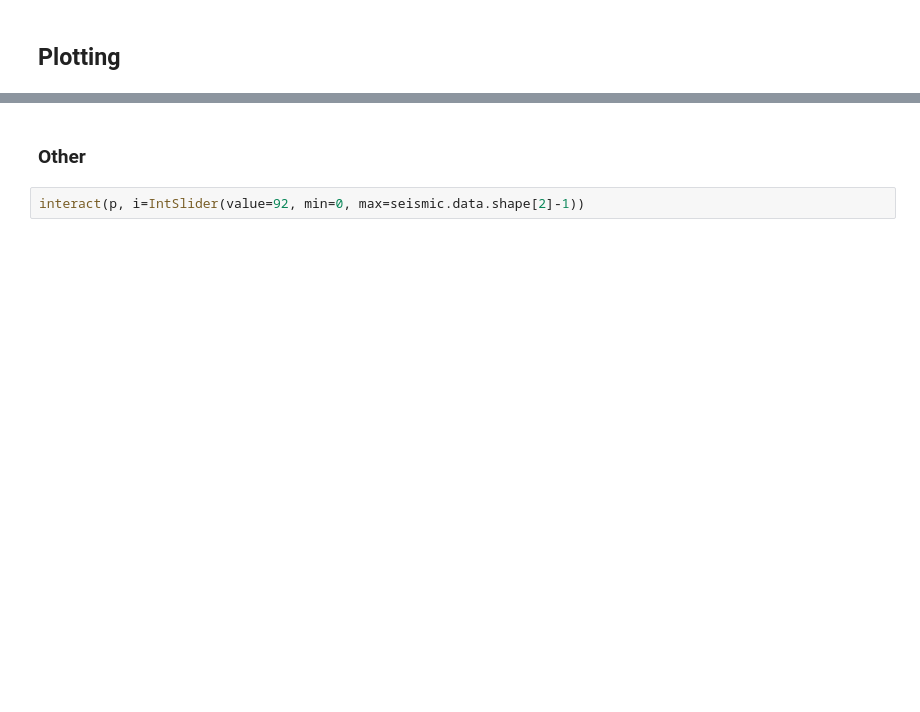
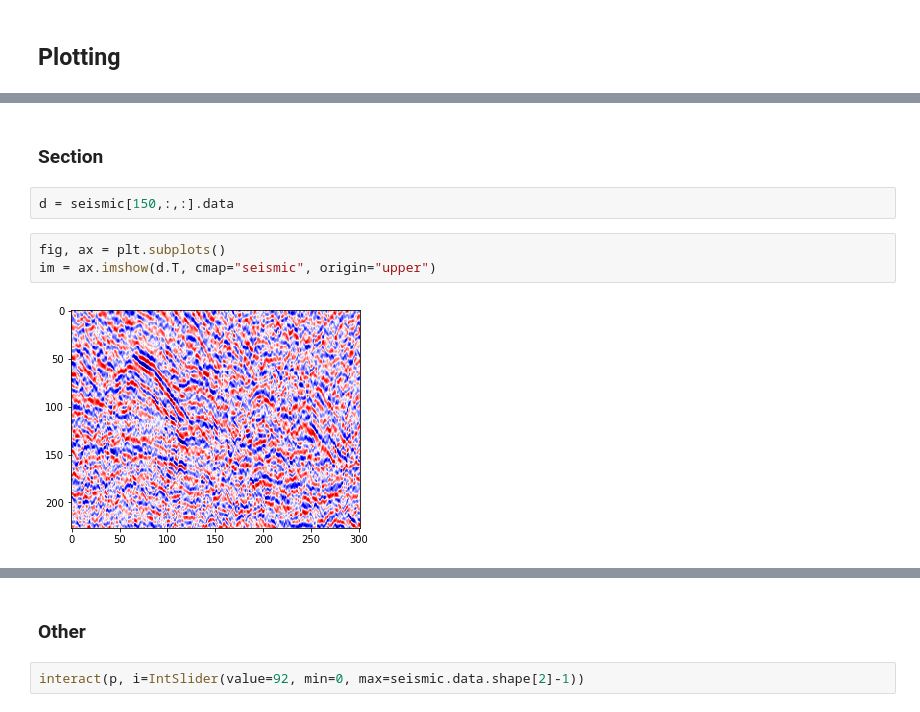
Before and after one commit to softwareunderground/subsurface, a Jupyter notebook: notebooks/seismic.ipynb, the cells around one changed output, grey strips where cells are left out. Cells and saved outputs as stored; diff of their text form; blank space fills up the shorter version.

```diff
--- a/notebooks/seismic.ipynb
+++ b/notebooks/seismic.ipynb
@@ -88,0 +82,9 @@ matplotlib.axes._subplots.AxesSubplot
+# %% [markdown]
+### Section
+# %%
+d = seismic[150,:,:].data
+# %%
+fig, ax = plt.subplots()
+im = ax.imshow(d.T, cmap="seismic", origin="upper")
+# %% [output]
+[figure, added]
```
Also changed, not shown: parts of 31 cells of this notebook, 1 other file.
